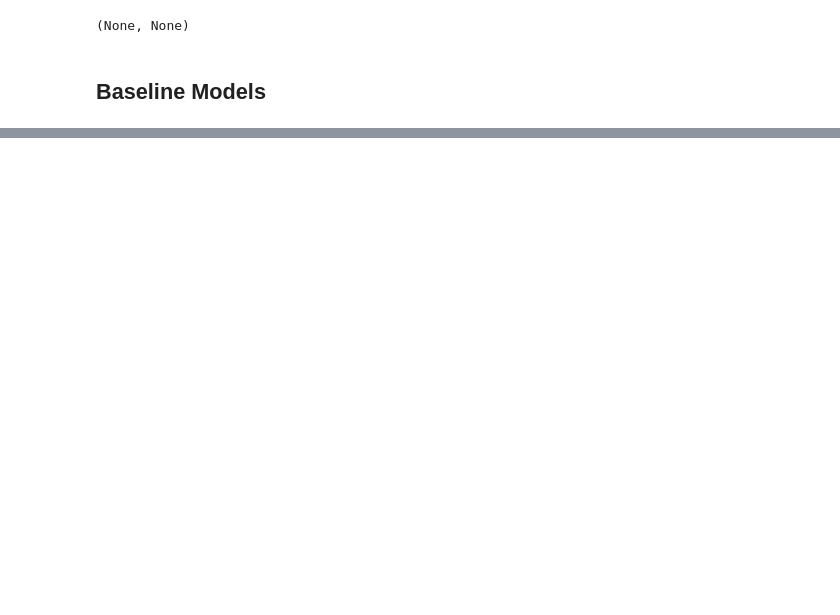
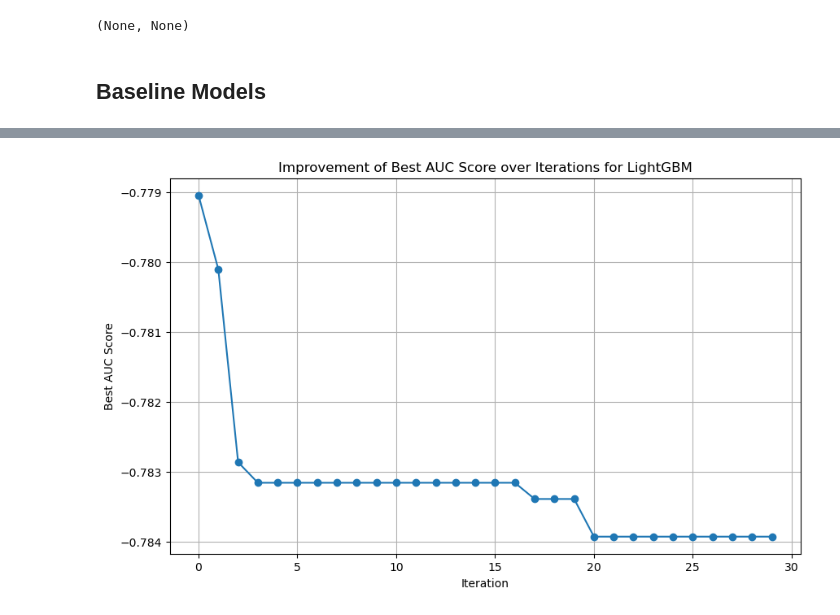
Before and after one commit to alexbarsan944/CreditDefaultRisk, a Jupyter notebook: code/models.ipynb, the cells around one changed output, grey strips where cells are left out. Cells and saved outputs as stored; diff of their text form; code cells hidden in the pictures; blank space fills up the shorter version.

Commit message:
added models

```diff
--- a/code/models.ipynb
+++ b/code/models.ipynb
@@ -273,0 +361,81 @@ subsample: 0.9555201296659456
+# %%
+from lightgbm import LGBMClassifier
+from skopt import BayesSearchCV
+from skopt.space import Real, Integer
+from skopt.callbacks import DeltaYStopper
+import time
+import matplotlib.pyplot as plt
+import numpy as np
+
+class IterationTrackingCallback:
+    def __init__(self):
+        self.start_time = time.time()
+        self.best_scores = []
+        self.best_parameters = []
+
+    def __call__(self, res):
+        iteration_time = time.time() - self.start_time
+        print(f"\nIteration completed in {iteration_time:.2f} seconds.")
+
+        best_score_so_far = res.fun  # Note: Depending on the scoring, you might need to negate this value
+        self.best_scores.append(best_score_so_far)
+        print(f"Best score so far: {best_score_so_far:.4f}")
+
+        best_params_so_far = dict(zip(res.space.dimension_names, res.x))
+        self.best_parameters.append(best_params_so_far)
+        print("Best parameters so far:")
+        for param_name, param_value in best_params_so_far.items():
+            print(f"{param_name}: {param_value}")
+
+        self.start_time = time.time()
+
+# Assuming X_train and y_train are already defined
+
+# Initialize the callback for LightGBM
+iteration_callback_lgbm = IterationTrackingCallback()
+
+# Define the LGBMClassifier
+model_lgbm = LGBMClassifier(random_state=42, n_jobs=-1)
+
+# Define the search space for LightGBM
+search_spaces_lgbm = {
+    'colsample_bytree': Real(0.5, 0.7),  # Narrowed around 0.634
+    'learning_rate': Real(0.005, 0.02, 'log-uniform'),  # Centered around 0.0101
+    'max_depth': Integer(8, 12),  # Around 10
+    'min_child_samples': Integer(200, 400),  # Centered around 300
+    'min_child_weight': Integer(5, 15),  # Around 10
+    'n_estimators': Integer(100, 200),  # Around 153
+    'num_leaves': Integer(60, 90),  # Around 75
+    'reg_alpha': Real(0.03, 0.1),  # Narrowed around 0.061
+    'reg_lambda': Real(0.8, 1.2),  # Centered around 1.0
+    'scale_pos_weight': Real(6, 10),  # Around 8.26
+    'subsample': Real(0.7, 0.85),  # Narrowed around 0.783
+    'subsample_freq': Integer(5, 15),  # Around 10
+    'max_bin': Integer(350, 450),  # Centered around 400
+}
+
+# Set up BayesSearchCV for LightGBM
+opt_lgbm = BayesSearchCV(
+    estimator=model_lgbm,
+    search_spaces=search_spaces_lgbm,
+    n_iter=30,
+    scoring='roc_auc',
+    cv=5,
+    n_jobs=1,
+    return_train_score=True,
+    refit=True,
+    random_state=42
+)
+
+# Fit the model
+opt_lgbm.fit(X_train, y_train, callback=[iteration_callback_lgbm])
+
+# Plot the improvement of scores over iterations for LightGBM
+plt.figure(figsize=(10, 6))
+plt.plot(iteration_callback_lgbm.best_scores, marker='o')
+plt.title('Improvement of Best AUC Score over Iterations for LightGBM')
+plt.xlabel('Iteration')
+plt.ylabel('Best AUC Score')
+plt.grid(True)
+plt.show()
+# %% [output]
@@ -273,0 +475 @@ subsample: 0.9555201296659456
+[figure, added]
```
Also changed, not shown: parts of 28 cells of this notebook, 10 other files.
